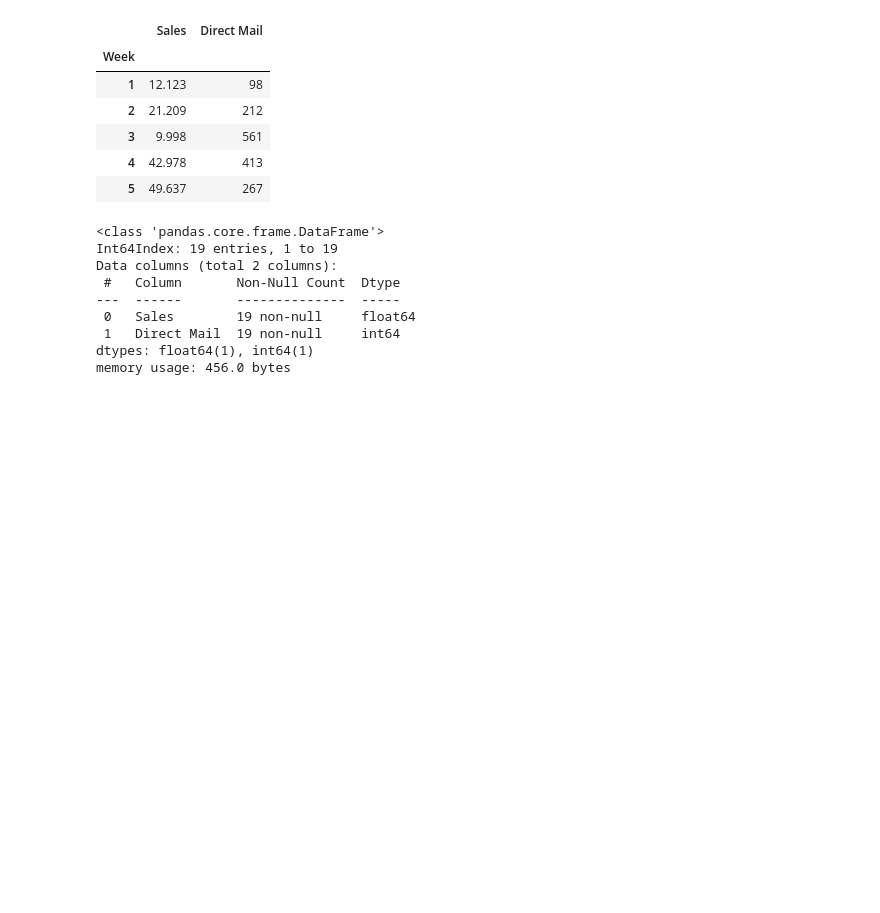
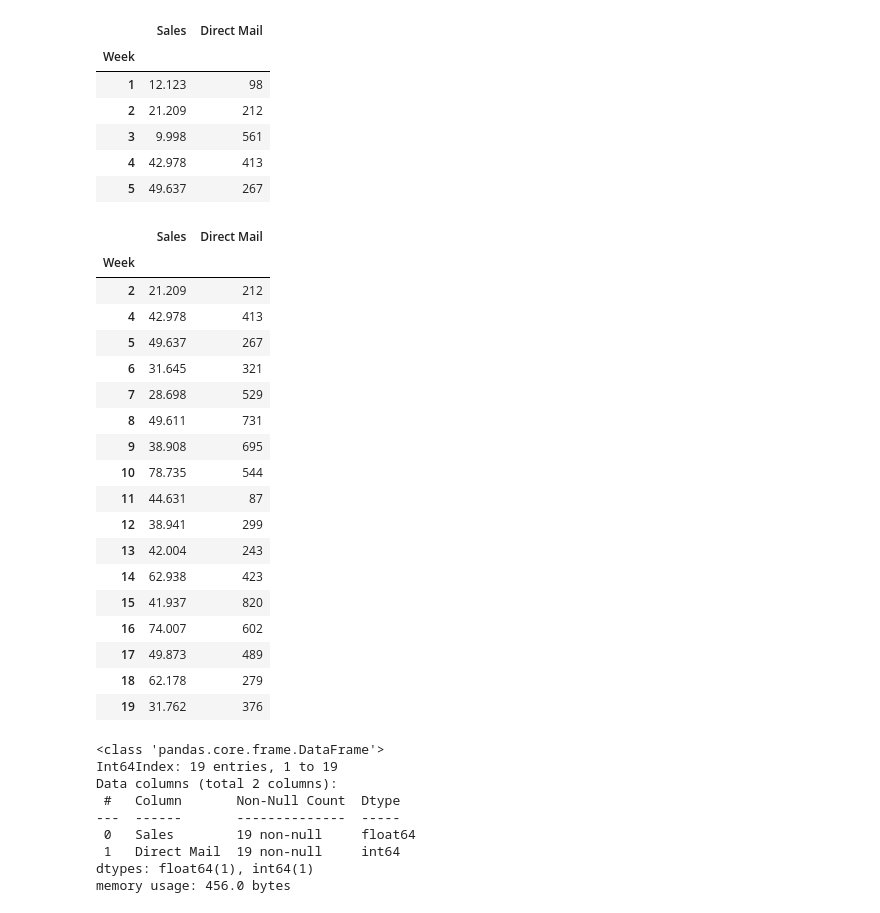
Before and after one commit to ruanne/Data-Analysis-and-Machine-Learning-Projects, a Jupyter notebook: regression-and-forecasting/Relationship between sales and direct mail campaign.ipynb, the cells around one changed output. Saved outputs shown, nothing was run; the diff lists cells and outputs as text; code cells hidden in the pictures; blank space fills up the shorter version.

```diff
--- a/regression-and-forecasting/Relationship between sales and direct mail campaign.ipynb
+++ b/regression-and-forecasting/Relationship between sales and direct mail campaign.ipynb
@@ -37,6 +37,28 @@ data.head()
 | 3 | 9.998 | 561 |
 | 4 | 42.978 | 413 |
 | 5 | 49.637 | 267 |
+# %%
+data[data['Sales'] > 15]
+# %% [output]
+|  | Sales | Direct Mail |
+| Week |  |  |
+| 2 | 21.209 | 212 |
+| 4 | 42.978 | 413 |
+| 5 | 49.637 | 267 |
+| 6 | 31.645 | 321 |
+| 7 | 28.698 | 529 |
+| 8 | 49.611 | 731 |
+| 9 | 38.908 | 695 |
+| 10 | 78.735 | 544 |
+| 11 | 44.631 | 87 |
+| 12 | 38.941 | 299 |
+| 13 | 42.004 | 243 |
+| 14 | 62.938 | 423 |
+| 15 | 41.937 | 820 |
+| 16 | 74.007 | 602 |
+| 17 | 49.873 | 489 |
+| 18 | 62.178 | 279 |
+| 19 | 31.762 | 376 |
 # %%
 data.info()
 # %% [output]
```
Also changed, not shown: 2 other files.
